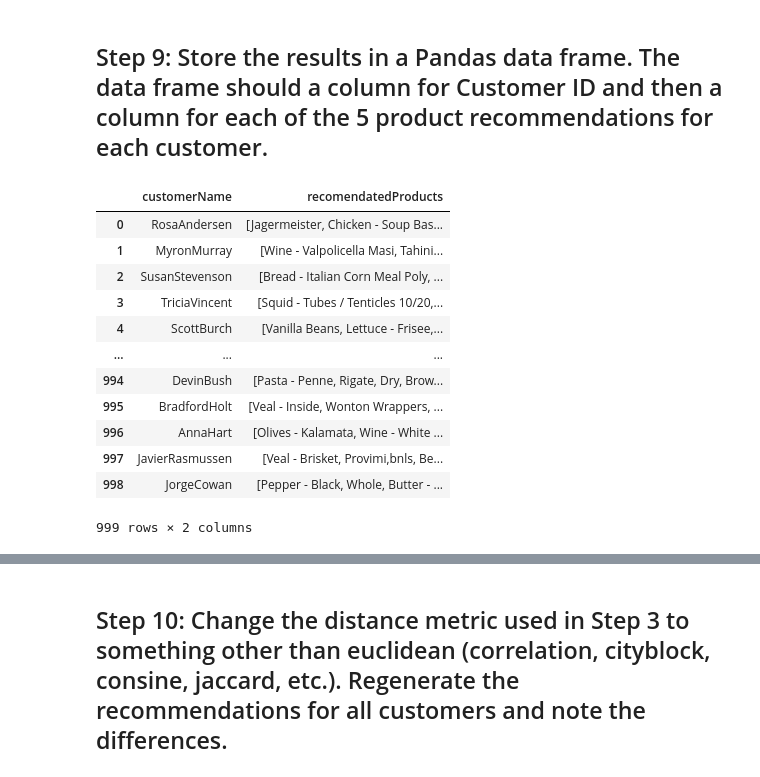
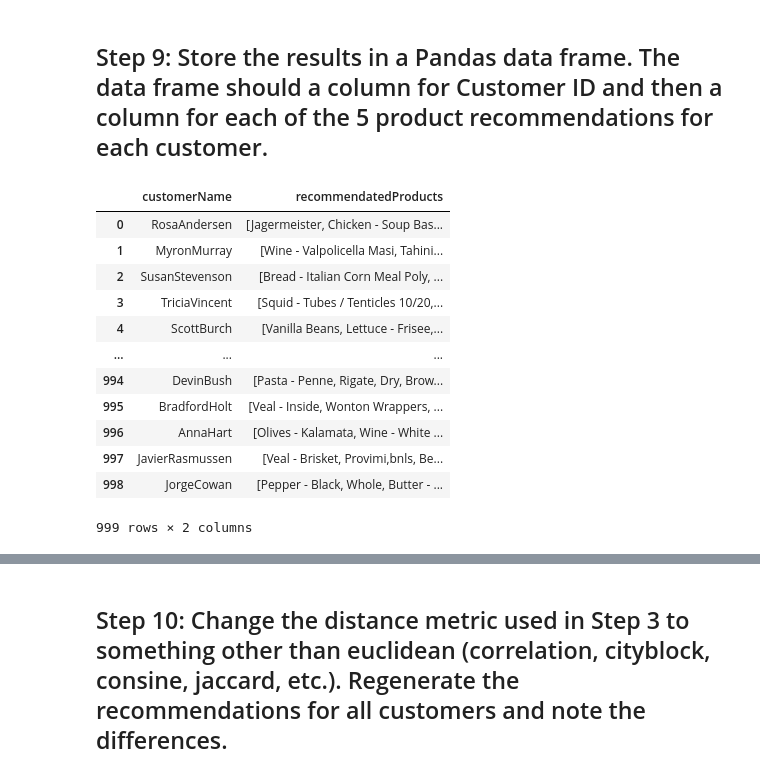
Before and after one commit to alvaro-saez/dataptmad1121_labs, a Jupyter notebook: extra-work/m2/lab-intro-recommender-systems/your-code/[lab-intro-recommender-systems] Alvaro Saez.ipynb, the cells around one changed output, grey strips where cells are left out. Cells and saved outputs as stored; diff of their text form; code cells hidden in the pictures.

```diff
--- a/extra-work/m2/lab-intro-recommender-systems/your-code/[lab-intro-recommender-systems] Alvaro Saez.ipynb
+++ b/extra-work/m2/lab-intro-recommender-systems/your-code/[lab-intro-recommender-systems] Alvaro Saez.ipynb
@@ -285,10 +285,10 @@ step_8_dic_from_df
 # %% [markdown]
 ##  Step 9: Store the results in a Pandas data frame. The data frame should a column for Customer ID and then a column for each of the 5 product recommendations for each customer.
 # %%
-step_9 = pd.DataFrame({"customerName":step_8_dic_from_list.keys(),"recomendatedProducts":step_8_dic_from_list.values()})
+step_9 = pd.DataFrame({"customerName":step_8_dic_from_list.keys(),"recommendatedProducts":step_8_dic_from_list.values()})
 step_9
 # %% [output]
-|  | customerName | recomendatedProducts |
+|  | customerName | recommendatedProducts |
 | 0 | RosaAndersen | [Jagermeister, Chicken - Soup Bas... |
 | 1 | MyronMurray | [Wine - Valpolicella Masi, Tahini... |
 | 2 | SusanStevenson | [Bread - Italian Corn Meal Poly, ... |
```
Also changed, not shown: parts of 4 cells of this notebook.
